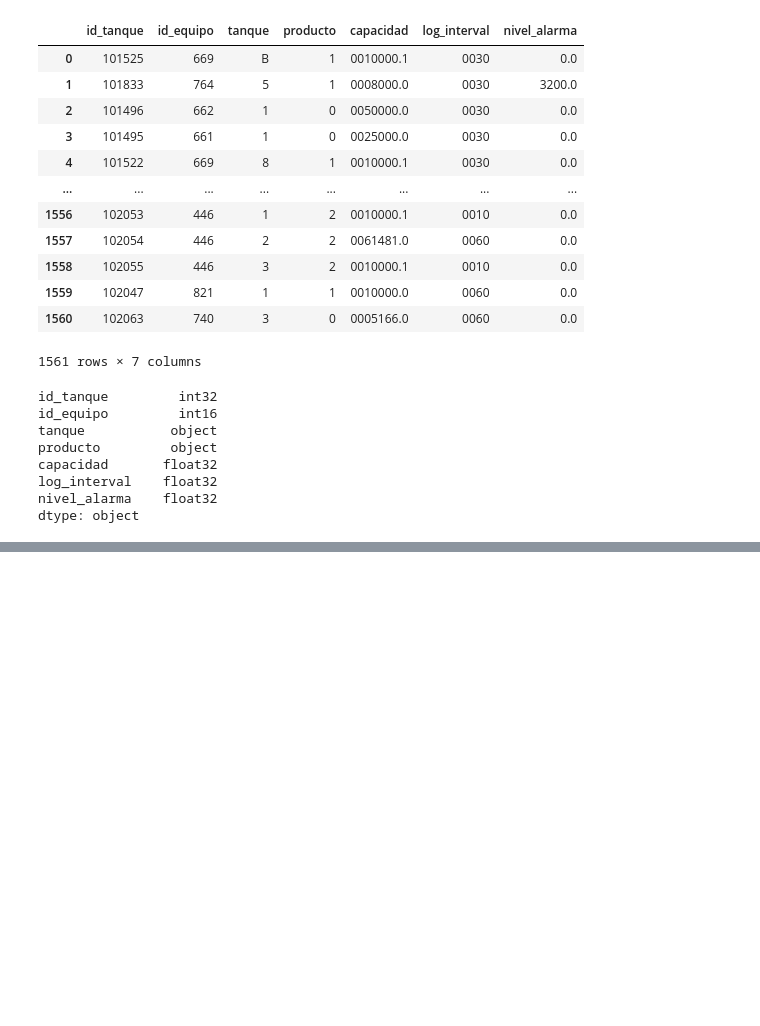
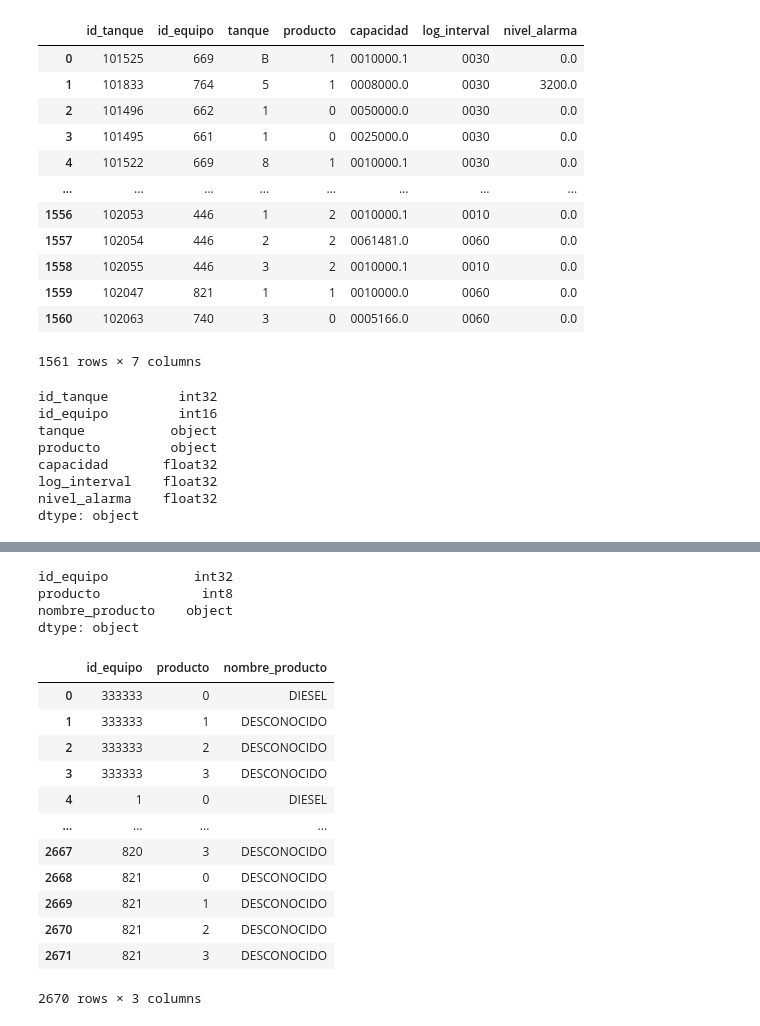
Before and after one commit to ninargue/MentoriaBiocombustible, a Jupyter notebook: AnalisisyCuracion_Parte-0.ipynb, the cells around one changed output, grey strips where cells are left out. Cells and saved outputs as stored; diff of their text form; code cells hidden in the pictures; blank space fills up the shorter version.

```diff
--- a/AnalisisyCuracion_Parte-0.ipynb
+++ b/AnalisisyCuracion_Parte-0.ipynb
@@ -489,0 +534,22 @@ df_tanques.to_pickle('dataframe_tanques.pkl.zip')
+# %%
+df_prod = df_prod.astype({'id_equipo':np.int32,'producto':np.int8})
+print(df_prod.dtypes)
+df_prod
+# %% [output]
+id_equipo           int32
+producto             int8
+nombre_producto    object
+dtype: object
+|  | id_equipo | producto | nombre_producto |
+| 0 | 333333 | 0 | DIESEL |
+| 1 | 333333 | 1 | DESCONOCIDO |
+| 2 | 333333 | 2 | DESCONOCIDO |
+| 3 | 333333 | 3 | DESCONOCIDO |
+| 4 | 1 | 0 | DIESEL |
+| ... | ... | ... | ... |
+| 2667 | 820 | 3 | DESCONOCIDO |
+| 2668 | 821 | 0 | DESCONOCIDO |
+| 2669 | 821 | 1 | DESCONOCIDO |
+| 2670 | 821 | 2 | DESCONOCIDO |
+| 2671 | 821 | 3 | DESCONOCIDO |
+2670 rows × 3 columns
```
Also changed, not shown: parts of 5 cells of this notebook, 1 other file.
